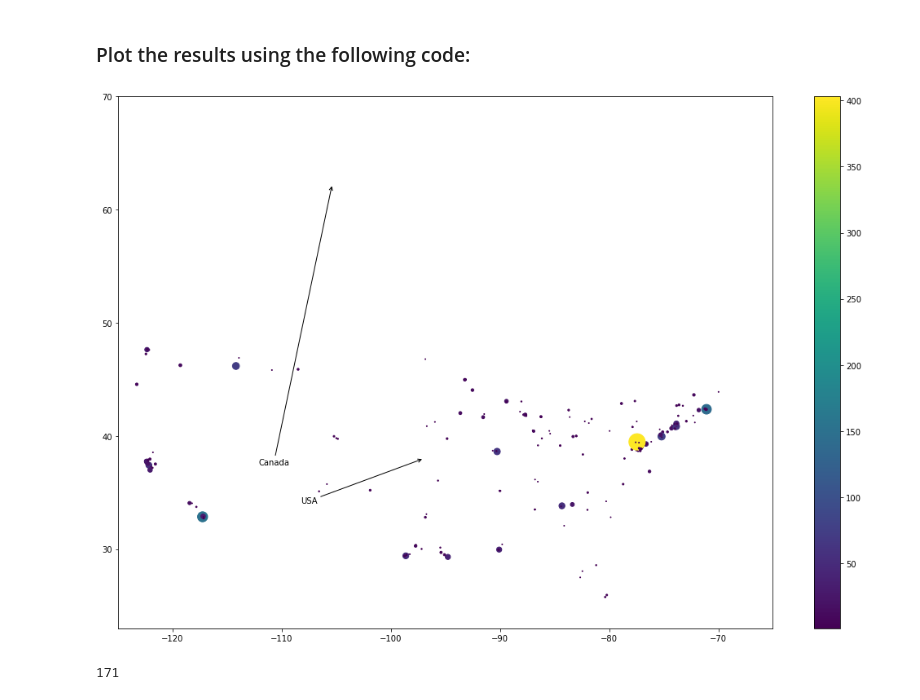
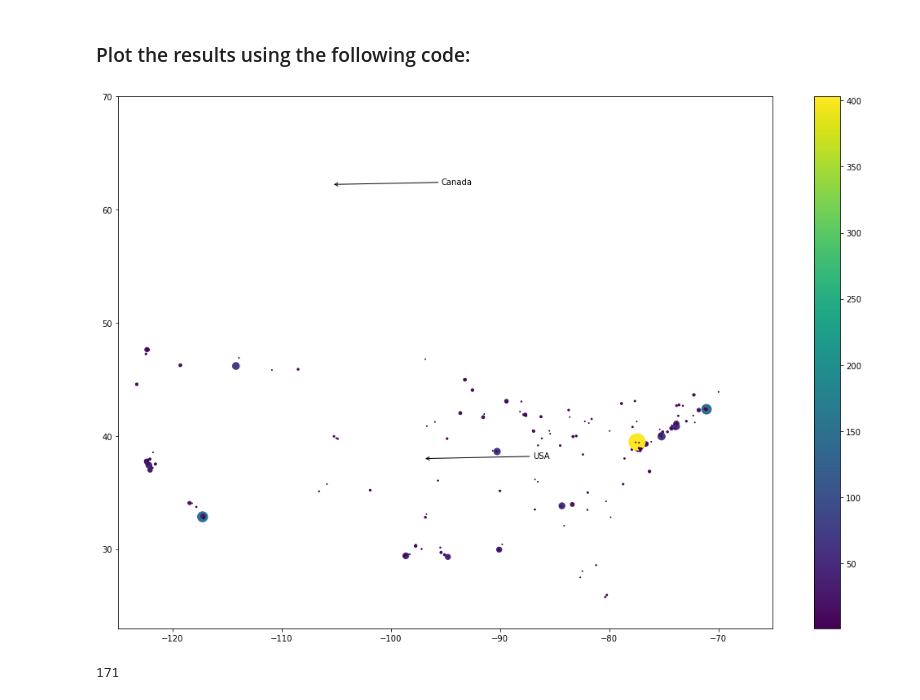
Before and after one commit to Johanna13G/Deber-mapa-de-ciencia, a Jupyter notebook: Deber/MapOfScience_solution.ipynb, the cells around one changed output. Drawn from its saved outputs; the diff is of its cells as text; code cells hidden in the pictures.

```diff
--- a/Deber/MapOfScience_solution.ipynb
+++ b/Deber/MapOfScience_solution.ipynb
@@ -112,23 +112,23 @@ for z in unique_zipcodes:
 # %%
 import matplotlib.pyplot as plt
 %matplotlib inline
 plt.scatter(zip_long, zip_lat, s = zip_count, c= zip_count)
 plt.colorbar()
 # only continental us without Alaska
 plt.xlim(-125,-65)
 plt.ylim(23, 70)
 # add a few cities for reference (optional)
 ard = dict(arrowstyle="->")
 plt.annotate('USA', xy = (-97, 38),
-               xytext = (-108.25, 34.05), arrowprops = ard)
+               xytext = (-87, 38), arrowprops = ard)
 plt.annotate('Canada', xy = (-105.38, 62.23),
-               xytext = (-112.1381, 37.4292), arrowprops= ard)
+               xytext = (-95.38, 62.23), arrowprops= ard)
 params = plt.gcf()
 plSize = params.get_size_inches()
 params.set_size_inches( (plSize[0] * 3, plSize[1] * 3) )
 plt.show()
 # %% [output]
-[figure, old version]
+[figure, new version]
 # %%
 zip_code.index('60637')
 # %% [output]
```
